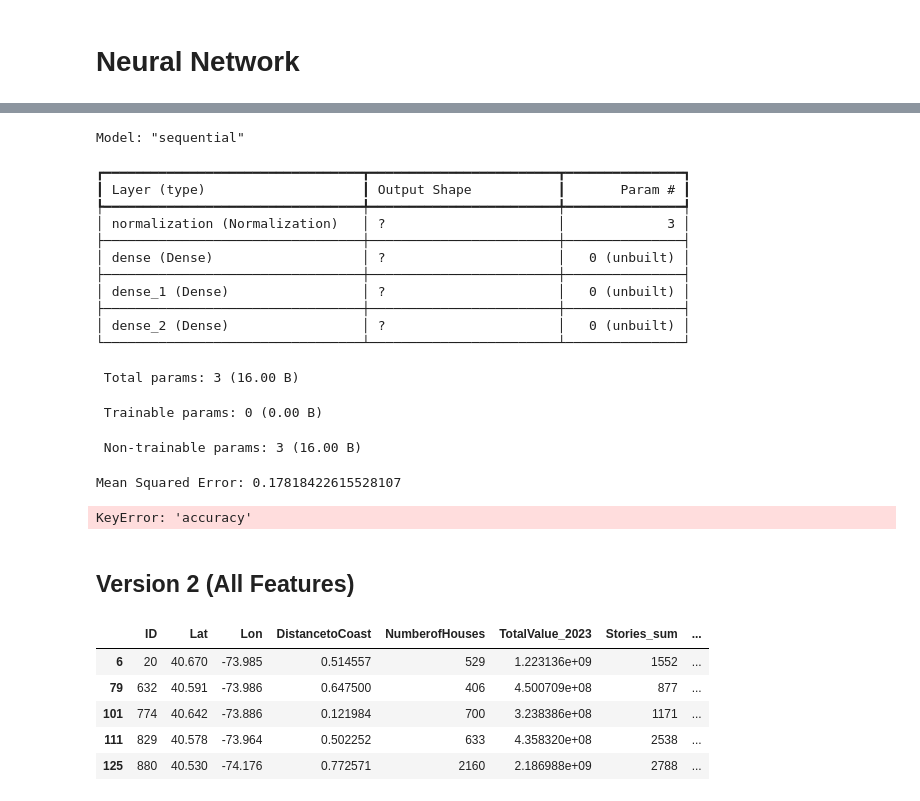
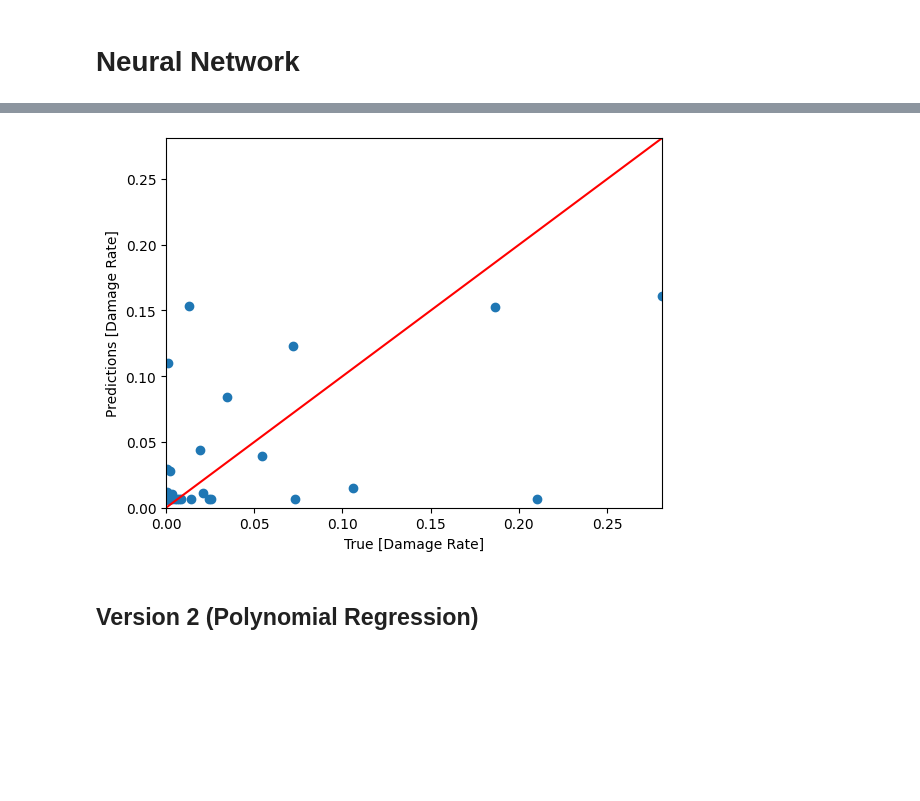
Before and after one commit to XanderYoon/ML_FloodDepthPrediction, a Jupyter notebook: coastal_model/coastal_model.ipynb, the cells around one changed output, grey strips where cells are left out. Cells and saved outputs as stored; diff of their text form; code cells hidden in the pictures; blank space fills up the shorter version.

```diff
--- a/coastal_model/coastal_model.ipynb
+++ b/coastal_model/coastal_model.ipynb
@@ -78,0 +214,10 @@ sns.pairplot(
+# %%
+test_predictions = best_model.predict(x_test).flatten()
+
+# Calculate R^2
+r2 = r2_score(y_test, test_predictions)
+print(f"R^2 score: {r2:.3f}")
+
+import model_utils as util
+util.plot_predict(test_predictions, y_test)
+# %% [output]
@@ -79,66 +226,12 @@ sns.pairplot(
+[figure, added]
+# %% [markdown]
+## Version 2 (Polynomial Regression)
 # %%
-# Import a custom module named 'model_utils'
-import model_utils as util
-
 # Extract the 'DamageRate' and reshape it to a 2D array
-X = df['DamageRate'].values.reshape(-1, 1)
+X = df["FloodDepth"].values.reshape(-1, 1)
 
 # Target/Dependent variable
-y = df["FloodDepth"]
+y = df['DamageRate']
 
 # Splitting the data
 x_train, x_test, y_train, y_test = train_test_split(X, y, test_size=0.2, random_state=85)
-
-# Build and compile the neural network model
-model1 = util.build_and_compile_model(x_train)
-model1.summary()  # Display the model architecture
-
-# Train the model
-history1 = model1.fit(
-    x_train, y_train,  # Training data
-    validation_split=0.2,  # Use 20% of the training data for validation
-    verbose=0,  # Suppress verbose output
-    epochs=100  # Number of training epochs
-)
-
-# Print the final Mean Squared Error after training
-print('Mean Squared Error:', history1.history['loss'][-1])
-# %% [output]
-Model: "sequential"
-┏━━━━━━━━━━━━━━━━━━━━━━━━━━━━━━━━━┳━━━━━━━━━━━━━━━━━━━━━━━━┳━━━━━━━━━━━━━━━┓
-┃ Layer (type)                    ┃ Output Shape           ┃       Param # ┃
-┡━━━━━━━━━━━━━━━━━━━━━━━━━━━━━━━━━╇━━━━━━━━━━━━━━━━━━━━━━━━╇━━━━━━━━━━━━━━━┩
-│ normalization (Normalization)   │ ?                      │             3 │
-├─────────────────────────────────┼────────────────────────┼───────────────┤
-│ dense (Dense)                   │ ?                      │   0 (unbuilt) │
-├─────────────────────────────────┼────────────────────────┼───────────────┤
-│ dense_1 (Dense)                 │ ?                      │   0 (unbuilt) │
-├─────────────────────────────────┼────────────────────────┼───────────────┤
-│ dense_2 (Dense)                 │ ?                      │   0 (unbuilt) │
-└─────────────────────────────────┴────────────────────────┴───────────────┘
- Total params: 3 (16.00 B)
- Trainable params: 0 (0.00 B)
- Non-trainable params: 3 (16.00 B)
-Mean Squared Error: 0.17818422615528107
-KeyError: 'accuracy'
-# %% [markdown]
-## Version 2 (All Features)
-# %%
-# Perform one-hot encoding on the 'Storm' column, creating binary columns for each unique storm
-one_hot_encoded = pd.get_dummies(df['Storm'], prefix='storm')
-
-# Concatenate the one-hot encoded DataFrame with the original DataFrame
-df = pd.concat([df, one_hot_encoded], axis=1)
-
-# Drop the original 'Storm' column as it's no longer needed after one-hot encoding
-df = df.drop(columns=['Storm'])
-
-# Display the first few rows of the DataFrame to verify the transformation
-df.head()
-# %% [output]
-|  | ID | Lat | Lon | DistancetoCoast | NumberofHouses | TotalValue_2023 | Stories_sum | ... |
-| 6 | 20 | 40.670 | -73.985 | 0.514557 | 529 | 1.223136e+09 | 1552 | ... |
-| 79 | 632 | 40.591 | -73.986 | 0.647500 | 406 | 4.500709e+08 | 877 | ... |
-| 101 | 774 | 40.642 | -73.886 | 0.121984 | 700 | 3.238386e+08 | 1171 | ... |
-| 111 | 829 | 40.578 | -73.964 | 0.502252 | 633 | 4.358320e+08 | 2538 | ... |
-| 125 | 880 | 40.530 | -74.176 | 0.772571 | 2160 | 2.186988e+09 | 2788 | ... |
```
Also changed, not shown: parts of 9 cells of this notebook.
